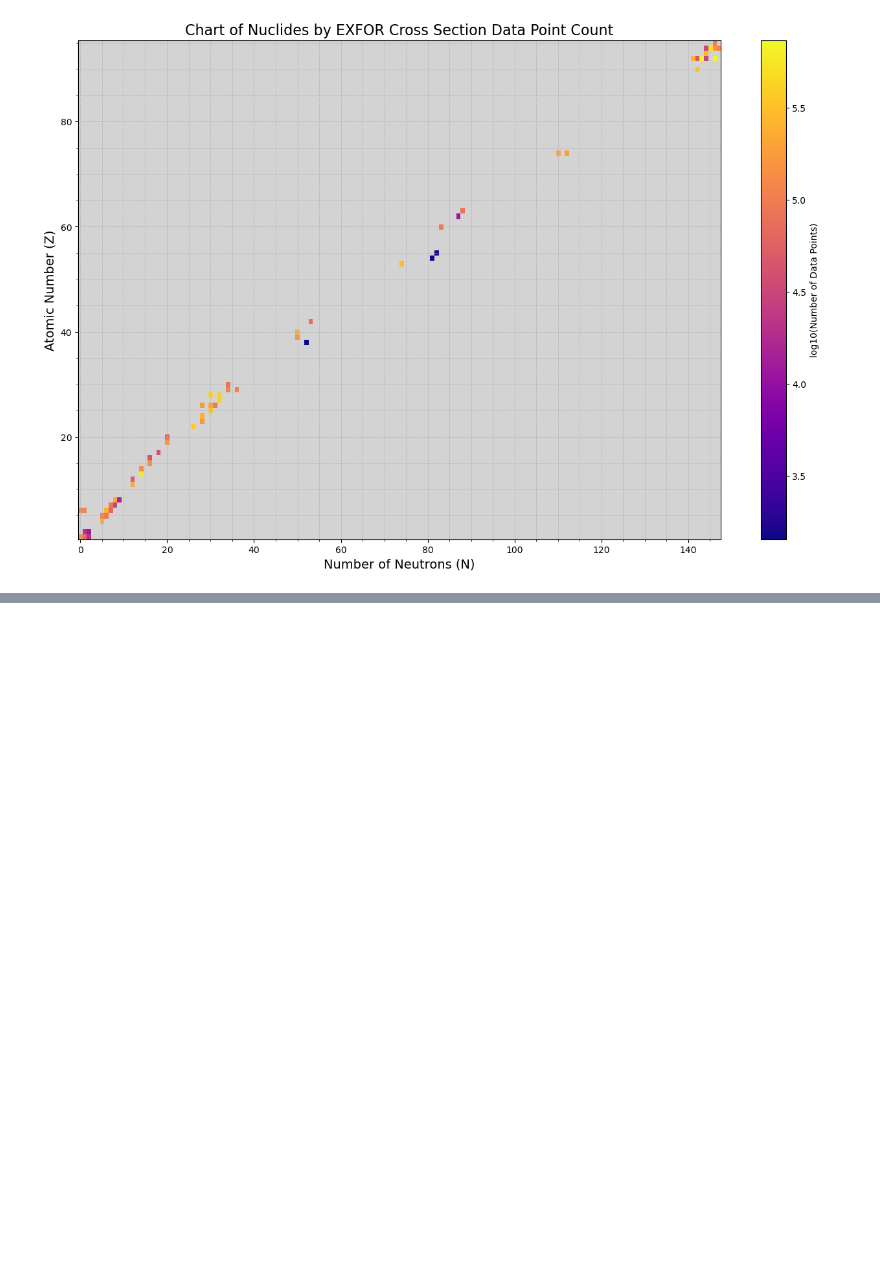
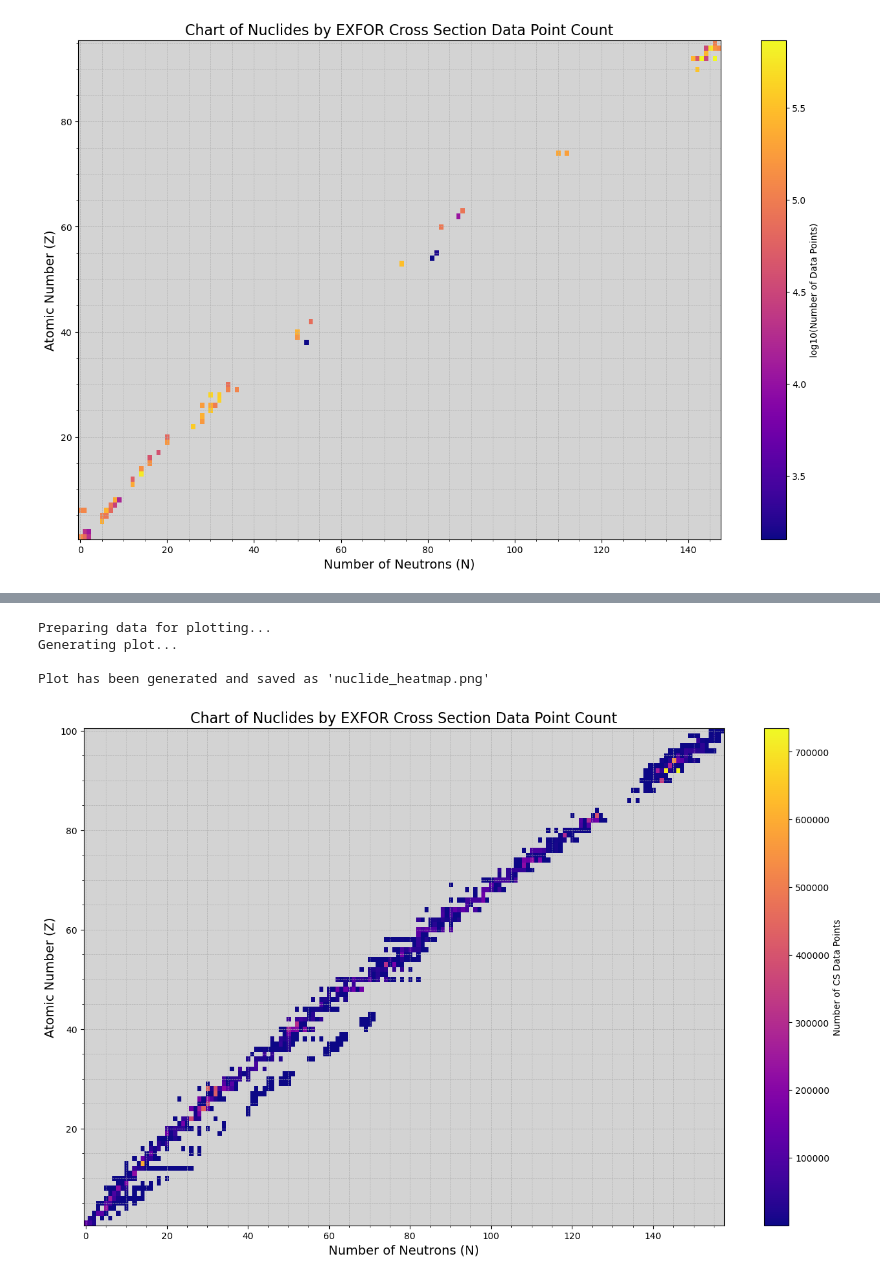
Before and after one commit to Glsw2714/Msci-Project, a Jupyter notebook: Project_msci.ipynb, the cells around one changed output, grey strips where cells are left out. Saved outputs shown, nothing was run; the diff lists cells and outputs as text; code cells hidden in the pictures; blank space fills up the shorter version.

Commit message:
Produced isotope chart

```diff
--- a/Project_msci.ipynb
+++ b/Project_msci.ipynb
@@ -912,0 +1021,74 @@ Plot has been generated and saved as 'nuclide_heatmap.png'
+# %%
+import matplotlib.pyplot as plt
+import matplotlib.colors as mcolors
+
+# --- Plotting the Results ---
+
+if 'numpy_results' in locals() and len(numpy_results) > 0:
+    print("\nPreparing data for plotting...")
+
+    protons = []
+    neutrons = []
+    counts = []
+
+    for row in numpy_results:
+        try:
+            parts = row['isotope'].split('-')
+            symbol = parts[0].upper()
+            A = int(parts[1])
+            Z = element_z_map[symbol]
+            N = A - Z
+
+            protons.append(Z)
+            neutrons.append(N)
+            counts.append(row['count'])
+        except (ValueError, IndexError, KeyError):
+            continue
+
+    n_min, n_max = min(neutrons), max(neutrons)
+    z_min, z_max = min(protons), max(protons)
+
+    grid_rows = z_max - z_min + 1
+    grid_cols = n_max - n_min + 1
+    heatmap_data = np.full((grid_rows, grid_cols), np.nan)
+
+    for Z, N, count in zip(protons, neutrons, counts):
+        row_idx = Z - z_min
+        col_idx = N - n_min
+        heatmap_data[row_idx, col_idx] = (count)
+
+    print("Generating plot...")
+
+    plt.figure(figsize=(16, 10))
+    cmap = plt.get_cmap('plasma')
+    cmap.set_bad(color='lightgray')
+
+    im = plt.imshow(
+        heatmap_data,
+        cmap=cmap,
+        origin='lower',
+        extent=[n_min - 0.5, n_max + 0.5, z_min - 0.5, z_max + 0.5],
+        aspect='auto'
+    )
+
+    plt.xlabel('Number of Neutrons (N)', fontsize=14)
+    plt.ylabel('Atomic Number (Z)', fontsize=14)
+    plt.title('Chart of Nuclides by EXFOR Cross Section Data Point Count', fontsize=16)
+
+    cbar = plt.colorbar(im, label='Number of CS Data Points')
+
+    plt.grid(True, which='both', linestyle='--', linewidth=0.5)
+    plt.minorticks_on()
+
+    plt.savefig('nuclide_heatmap.png', dpi=300, bbox_inches='tight')
+
+    print("\nPlot has been generated and saved as 'nuclide_heatmap.png'")
+
+else:
+    print("\nThe 'numpy_results' array was not found or is empty. Please run the analysis cell first.")
+# %% [output]
+Preparing data for plotting...
+Generating plot...
+
+Plot has been generated and saved as 'nuclide_heatmap.png'
+[figure, added]
```
Also changed, not shown: parts of 7 cells of this notebook, 2 other files.
